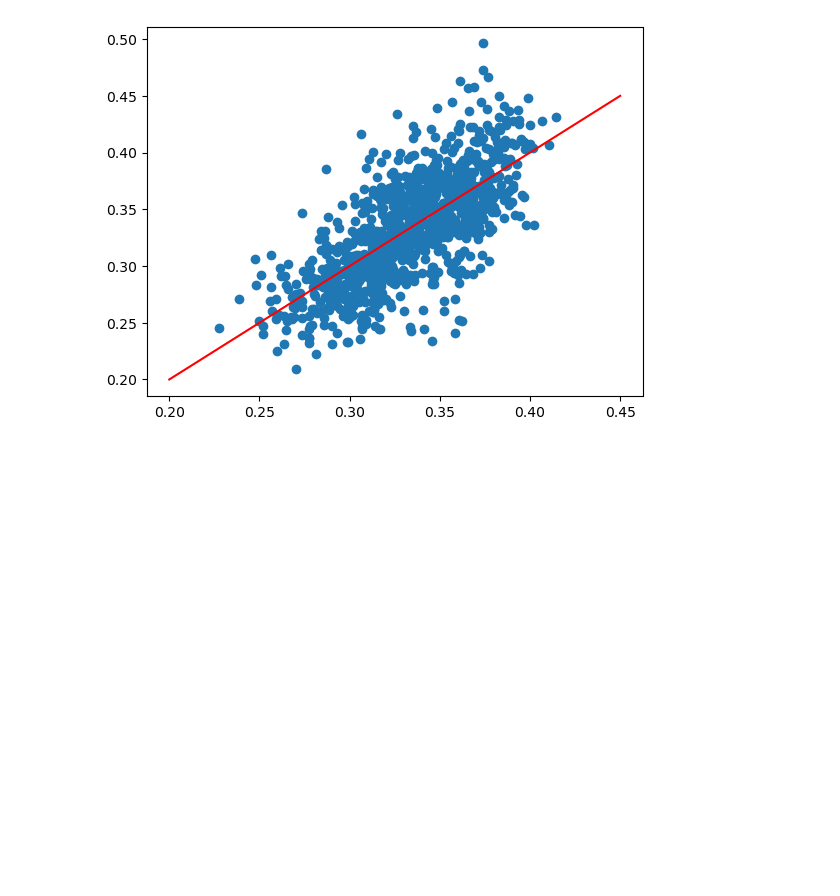
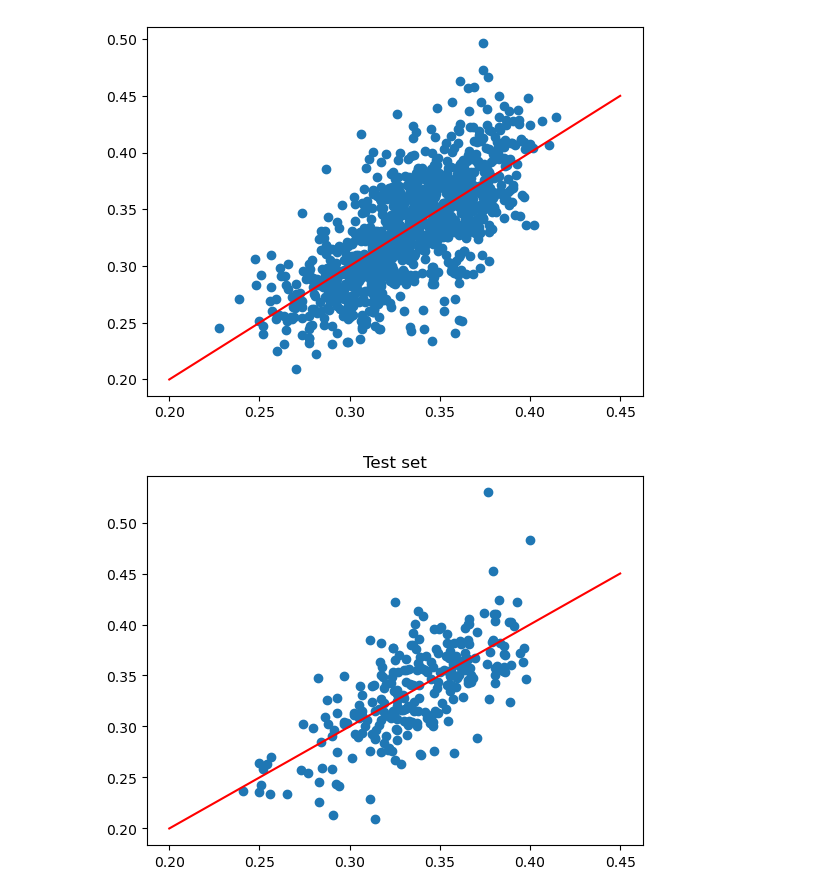
Before and after one commit to PaulD273/Symbolic-regression, a Jupyter notebook: Na/Diff_dataset2.ipynb, the cells around one changed output. Drawn from its saved outputs; the diff is of its cells as text; code cells hidden in the pictures; blank space fills up the shorter version.

```diff
--- a/Na/Diff_dataset2.ipynb
+++ b/Na/Diff_dataset2.ipynb
@@ -385,3 +381,13 @@ plt.plot([0.20, 0.45], [0.20, 0.45], color = 'red')
 plt.show()
 # %% [output]
 [figure]
+# %%
+plt.title('Test set')
+a0 = 5.964844755407479e-02
+c0 = 4.856457965869230e-01
+fct_test = c0 + a0 * ((data_test['poly_dist_avg'] * data_test['RBI']) - (data_test['face-area-avg'] + data_test['O']))
+plt.scatter(fct_test, data_test['Ea'])
+plt.plot([0.20, 0.45], [0.20, 0.45], color = 'red')
+plt.show()
+# %% [output]
+[figure, added]
```
Also changed, not shown: parts of 5 cells of this notebook.
